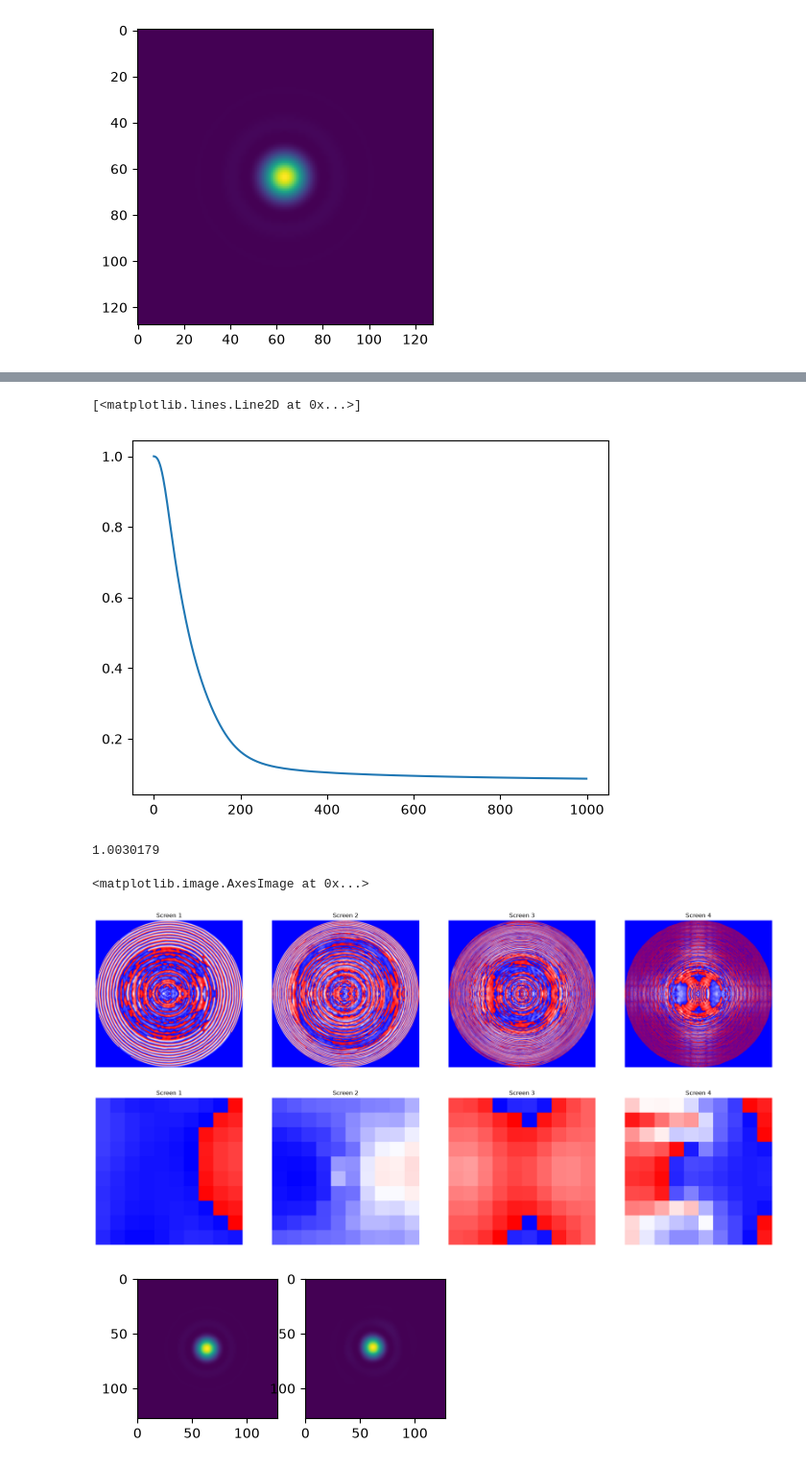
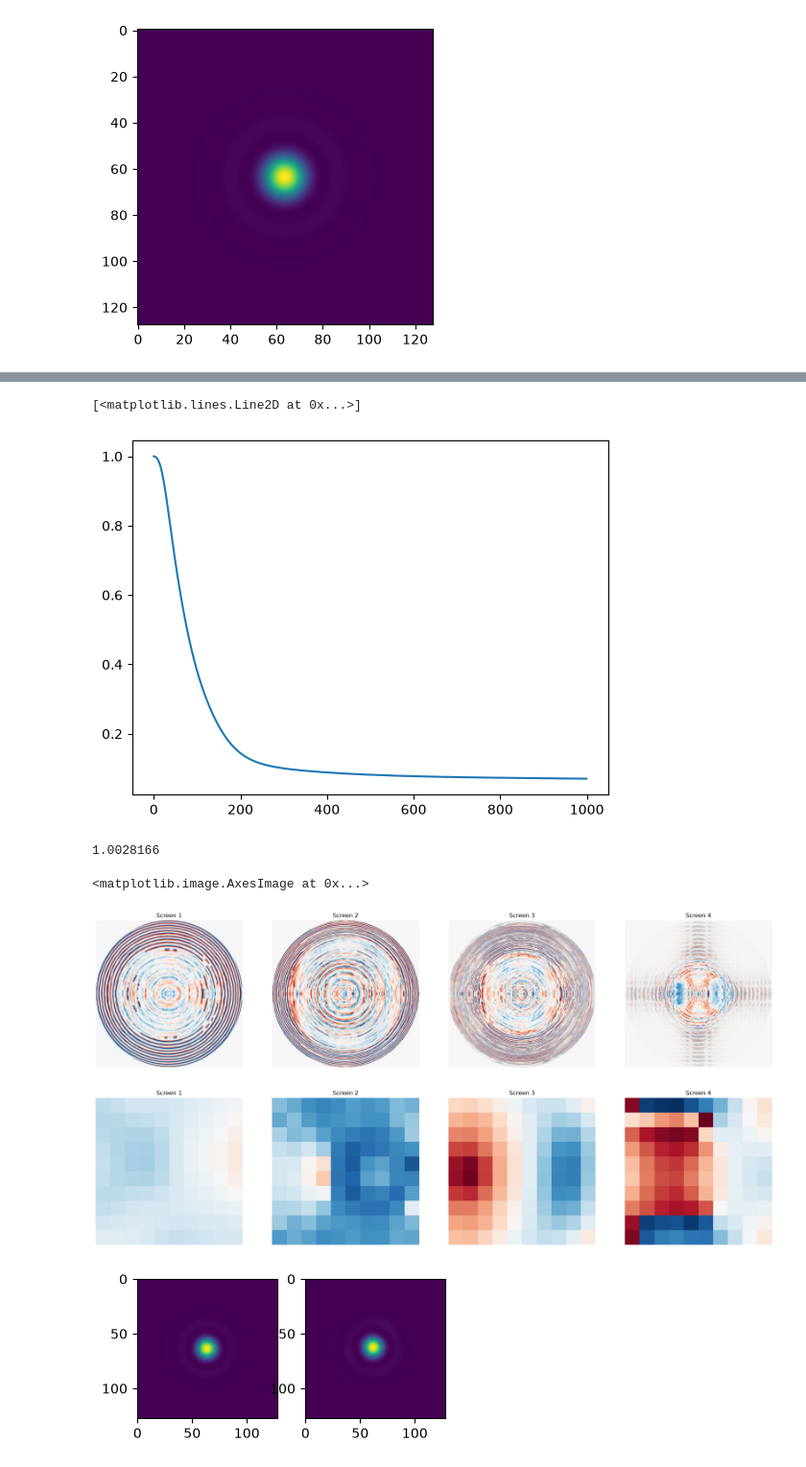
Before and after one commit to yinzi-xin/backPAC, a Jupyter notebook: demos/liquid_crystal_modal_coronagraph.ipynb, the cells around one changed output, grey strips where cells are left out. Shown at 96% size. Drawn from its saved outputs; the diff is of its cells as text; code cells hidden in the pictures.

Commit message:
fix plotting

```diff
--- a/demos/liquid_crystal_modal_coronagraph.ipynb
+++ b/demos/liquid_crystal_modal_coronagraph.ipynb
@@ -21,7 +21,9 @@ num_planes = 4  # Number of phase screens
 total_length = 100.0e-2 # Initial total length of the system
 center_wavel = 632e-9  # Center wavelength for the system
 #wavelengths = np.array([center_wavel])  # MONOCHROMATIC wavelengths of the input modes
-wavelengths = np.array(center_wavel * np.linspace(0.995, 1.005, 5))  # POLYCHROMATIC wavelengths of the input modes
+#wavelengths = np.array(center_wavel * np.linspace(0.995, 1.005, 5))  # POLYCHROMATIC wavelengths of the input modes
+wavelength_min = center_wavel * 0.995  # Minimum wavelength for the system
+wavelength_max = center_wavel * 1.005  # Maximum wavelength for the system
 # %%
 #Load input mode
 input_mode = np.load('demos/mplc_input_single_mode.npy') #relative to workspace root
@@ -109,7 +111,7 @@ mplc_system = MPLCSystem(
     total_length = total_length,
     target_coordspec_n = psf_npix,
     target_coordspec_d = psf_pixel_scale,
-    wavelengths = wavelengths)
+    wavelengths = np.array([center_wavel]))
 # %%
 # #make 3 randomized initial phase screens
 # key = jax.random.PRNGKey(0)
@@ -134,6 +136,18 @@ def loss_fn_WFM_misaligned(params, mplc_system, key, sigma_pix = 1.0):
     params['phase_screens'] = misaligned_phase_screens
     mplc_system = mplc_system.with_params(params)
     return loss_WFM(stack_systems([mplc_system]))
+
+#Loss function with misalignment and random wavelength
+@eqx.filter_jit
+@eqx.filter_value_and_grad
+def loss_fn_WFM_misaligned_randomwavel(params, mplc_system, key, sigma_pix = 1.0, wavelength_min = wavelength_min, wavelength_max = wavelength_max):
+    phase_screens = params['phase_screens']
+    misaligned_phase_screens = apply_random_shifts(phase_screens, key, sigma_pix)
+    params['phase_screens'] = misaligned_phase_screens
+    mplc_system = mplc_system.with_params(params)
+    random_wavelength = jax.random.uniform(key, minval=wavelength_min, maxval=wavelength_max)
+    mplc_system = mplc_system.set("wavelengths", np.array([random_wavelength]))
+    return loss_WFM(stack_systems([mplc_system]))
 # %%
 params = {
     "phase_screens": initial_phase_screens,
@@ -161,7 +175,7 @@ losses, params_out = [], []
 num_iters = 1000
 with tqdm(range(num_iters),desc='Gradient Descent') as t:
     for i in t:
-        loss, grads = loss_fn_WFM_misaligned(params, mplc_system, key, sigma_pix = 1.0)
+        loss, grads = loss_fn_WFM_misaligned_randomwavel(params, mplc_system, key, sigma_pix = 1.0, wavelength_min = wavelength_min, wavelength_max = wavelength_max)
         updates, opt_state = optim.update(grads, opt_state)
         params = eqx.apply_updates(params, updates)
         # params_out.append(params)
@@ -173,48 +187,50 @@ plt.figure()
 plt.plot(losses)
 # %% [output]
 [<matplotlib.lines.Line2D at 0x...>]
-[figure, old version]
+[figure, new version]
 # %%
 #plot the final phase screens
 mplc_system_final = mplc_system.with_params(params)
 filtered_phase_screens_final = mplc_system_final.mplc.phase_screens
 
-np.save('results/phase_screens_bandwidth02_jitter10um.npy', filtered_phase_screens_final)
+np.save('demos/results/phase_screens_bandwidth02random_jitter10um.npy', filtered_phase_screens_final)
 
-#wrap phase screens between 0 and 2pi
-wrapped_phase_screens_final = np.mod(filtered_phase_screens_final, 2 * np.pi)
+#wrap phase screens between -pi and pi
+wrapped_phase_screens_final = np.mod(filtered_phase_screens_final + np.pi, 2 * np.pi) - np.pi
+
+cmap = 'RdBu'
 
 plt.figure(figsize=(25, 8))
 for i in range(num_planes):
     plt.subplot(1, num_planes, i+1)
-    plt.imshow(wrapped_phase_screens_final[i], cmap='bwr', vmin=0, vmax=2*np.pi)
+    plt.imshow(wrapped_phase_screens_final[i], cmap=cmap, vmin=-np.pi, vmax=np.pi)
     plt.title(f'Screen {i+1}')
     plt.axis('off')
 
 #plot the center 20 pixels of the final phase screens
 crop = 10
 center = filtered_phase_screens_final.shape[-1] // 2
 plt.figure(figsize=(25, 8))
 for i in range(num_planes):
     plt.subplot(1, num_planes, i+1)
-    plt.imshow(wrapped_phase_screens_final[i][center-crop:center+crop, center-crop:center+crop], cmap='bwr', vmin=0, vmax=2*np.pi)
+    plt.imshow(wrapped_phase_screens_final[i][center-crop:center+crop, center-crop:center+crop], cmap=cmap, vmin=-np.pi, vmax=np.pi)
     plt.title(f'Screen {i+1}')
     plt.axis('off')
 
 #propagate the input mode through the final phase screens and the final total length
 res_final = mplc_system_final()
 
 print(params['total_length'])
 
 #plot the target mode and the final output mode
 plt.figure()
 plt.subplot(1,3,1)
 plt.imshow(np.abs(mplc_system.target_modes[0])**2)
 plt.subplot(1,3,2)
 plt.imshow(np.abs(res_final[0,0])**2)
 # %% [output]
-1.0030179
+1.0028166
 <matplotlib.image.AxesImage at 0x...>
-[figure, old version]
+[figure, new version]
-[figure, old version]
+[figure, new version]
 [figure]
```
Also changed, not shown: parts of 1 cell of this notebook.
